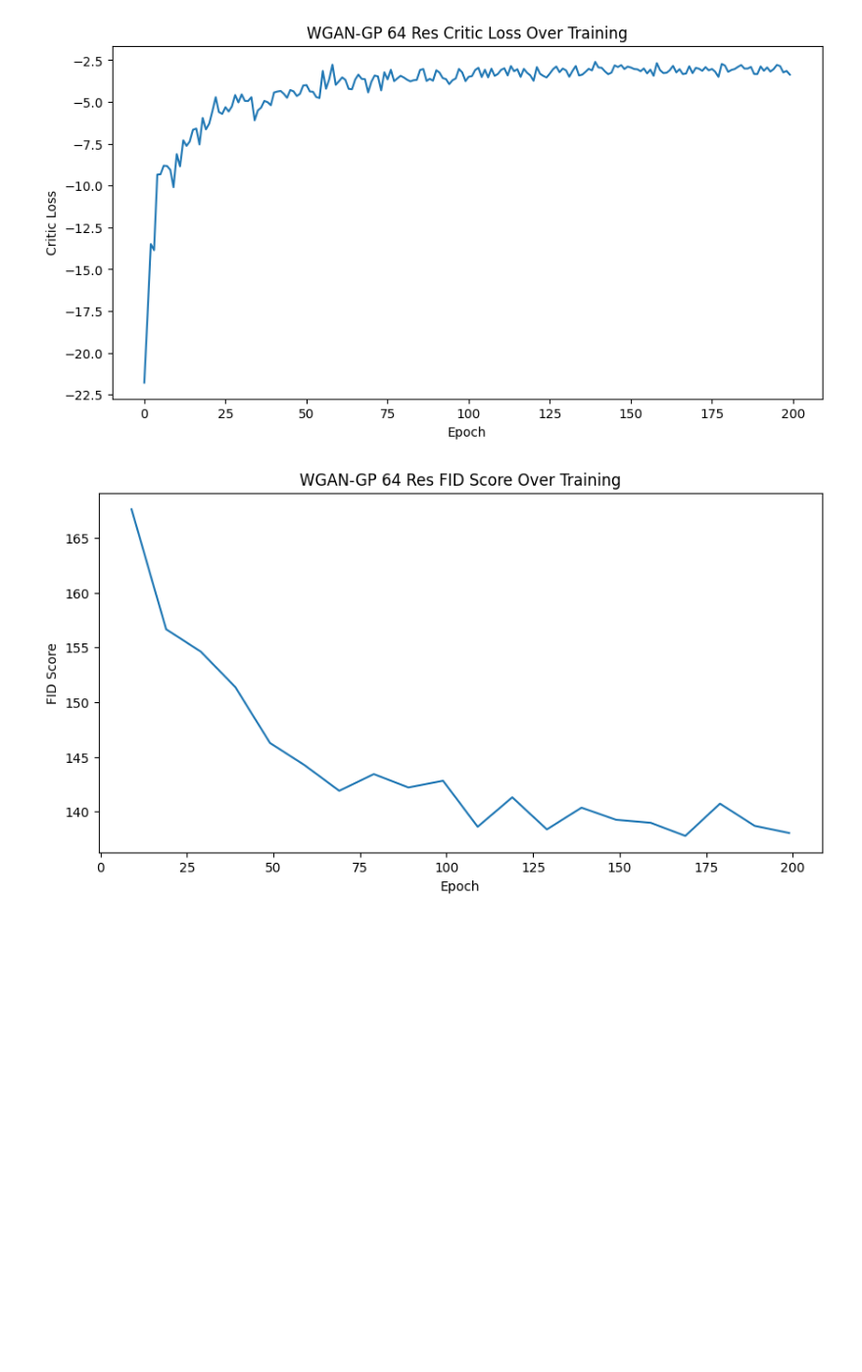
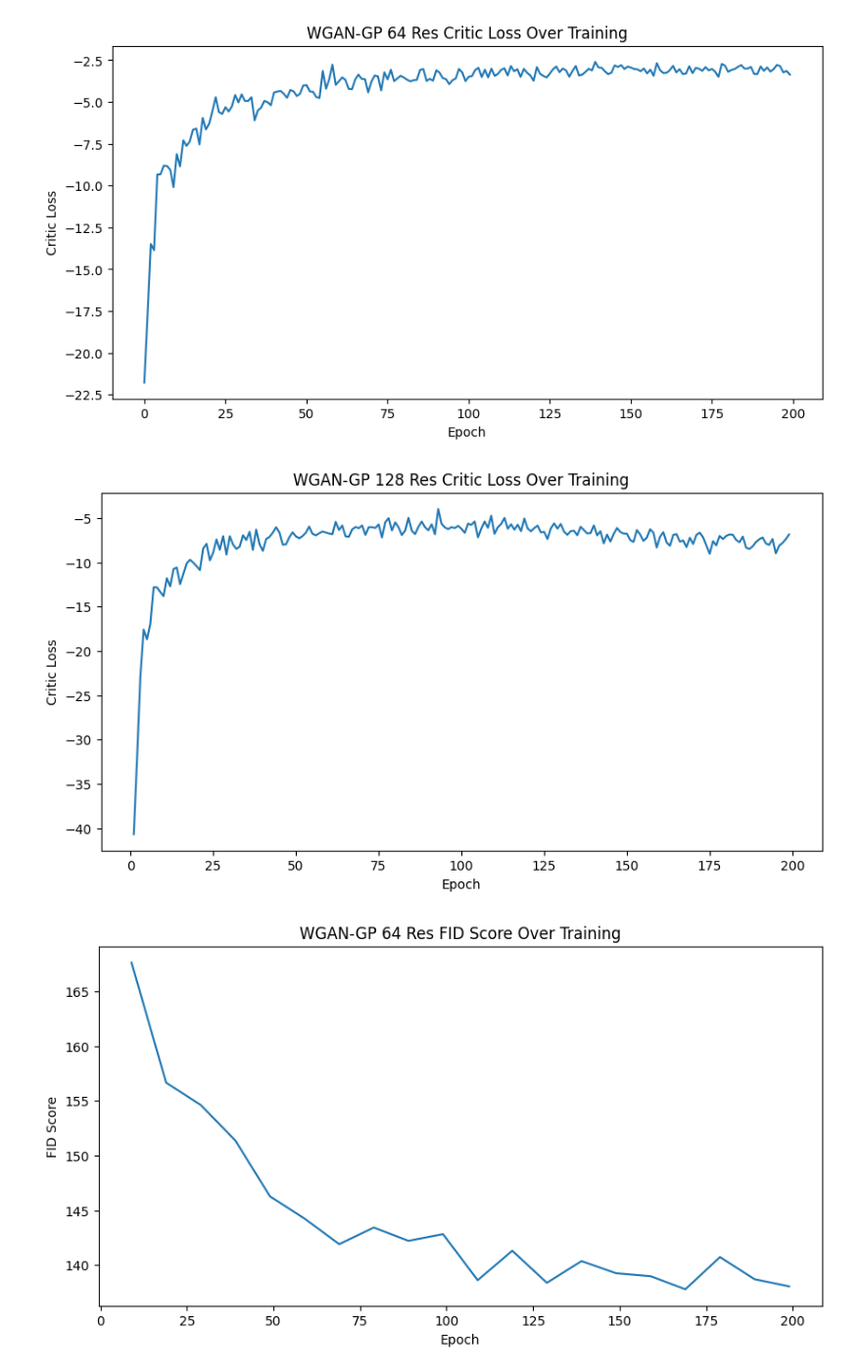
Before and after one commit to pratik-633/Final-Project-Group1, a Jupyter notebook: code/notebooks/exploratory_analysis.ipynb, the cells around one changed output. Shown at 98% size. Saved outputs shown, nothing was run; the diff lists cells and outputs as text; code cells hidden in the pictures; blank space fills up the shorter version.

```diff
--- a/code/notebooks/exploratory_analysis.ipynb
+++ b/code/notebooks/exploratory_analysis.ipynb
@@ -42,15 +46,18 @@ plt.show()
 # %% [output]
 [figure]
 # %%
-epochs = wgan_128_history['train_history']['epoch']
-critic_loss = wgan_128_history['train_history']['critic_loss']
+epochs = wgan_128_history['epoch']
+critic_loss = wgan_128_history['critic_loss']
+min_len = min(len(epochs), len(critic_loss))
 
 plt.figure(figsize=(10, 5))
-plt.plot(epochs, critic_loss)
+plt.plot(epochs[:min_len], critic_loss[:min_len])
 plt.xlabel('Epoch')
 plt.ylabel('Critic Loss')
 plt.title('WGAN-GP 128 Res Critic Loss Over Training')
 plt.show()
+# %% [output]
+[figure, added]
 # %%
 epochs = wgan_64_history['train_history']['epoch']
 fid_all = wgan_64_history['train_history']['fid']
```
Also changed, not shown: parts of 3 cells of this notebook, 2 other files.
